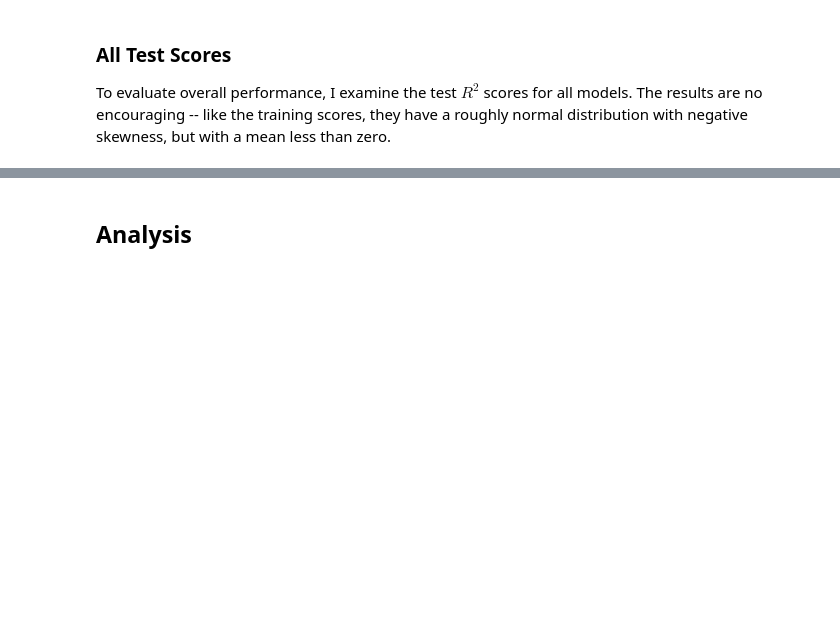
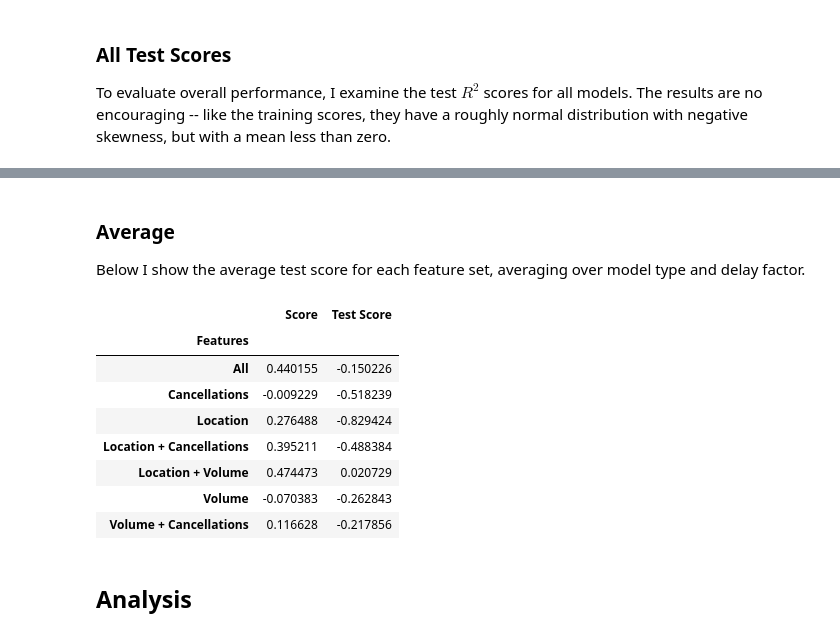
Before and after one commit to davidsanford/DSI_Project_7, a Jupyter notebook: Project_7.ipynb, the cells around one changed output, grey strips where cells are left out. Cells and saved outputs as stored; diff of their text form; code cells hidden in the pictures; blank space fills up the shorter version.

```diff
--- a/Project_7.ipynb
+++ b/Project_7.ipynb
@@ -507,2 +505,18 @@ models['Test Score'].hist()
+# %% [markdown]
+### Average
+
+Below I show the average test score for each feature set, averaging over model type and delay factor.
+# %%
+display(models[['Features','Score','Test Score']].groupby(by="Features").agg("mean"))
+# %% [output]
+|  | Score | Test Score |
+| Features |  |  |
+| All | 0.440155 | -0.150226 |
+| Cancellations | -0.009229 | -0.518239 |
+| Location | 0.276488 | -0.829424 |
+| Location + Cancellations | 0.395211 | -0.488384 |
+| Location + Volume | 0.474473 | 0.020729 |
+| Volume | -0.070383 | -0.262843 |
+| Volume + Cancellations | 0.116628 | -0.217856 |
 # %% [markdown]
 ## Analysis
```
Also changed, not shown: parts of 8 cells of this notebook.
